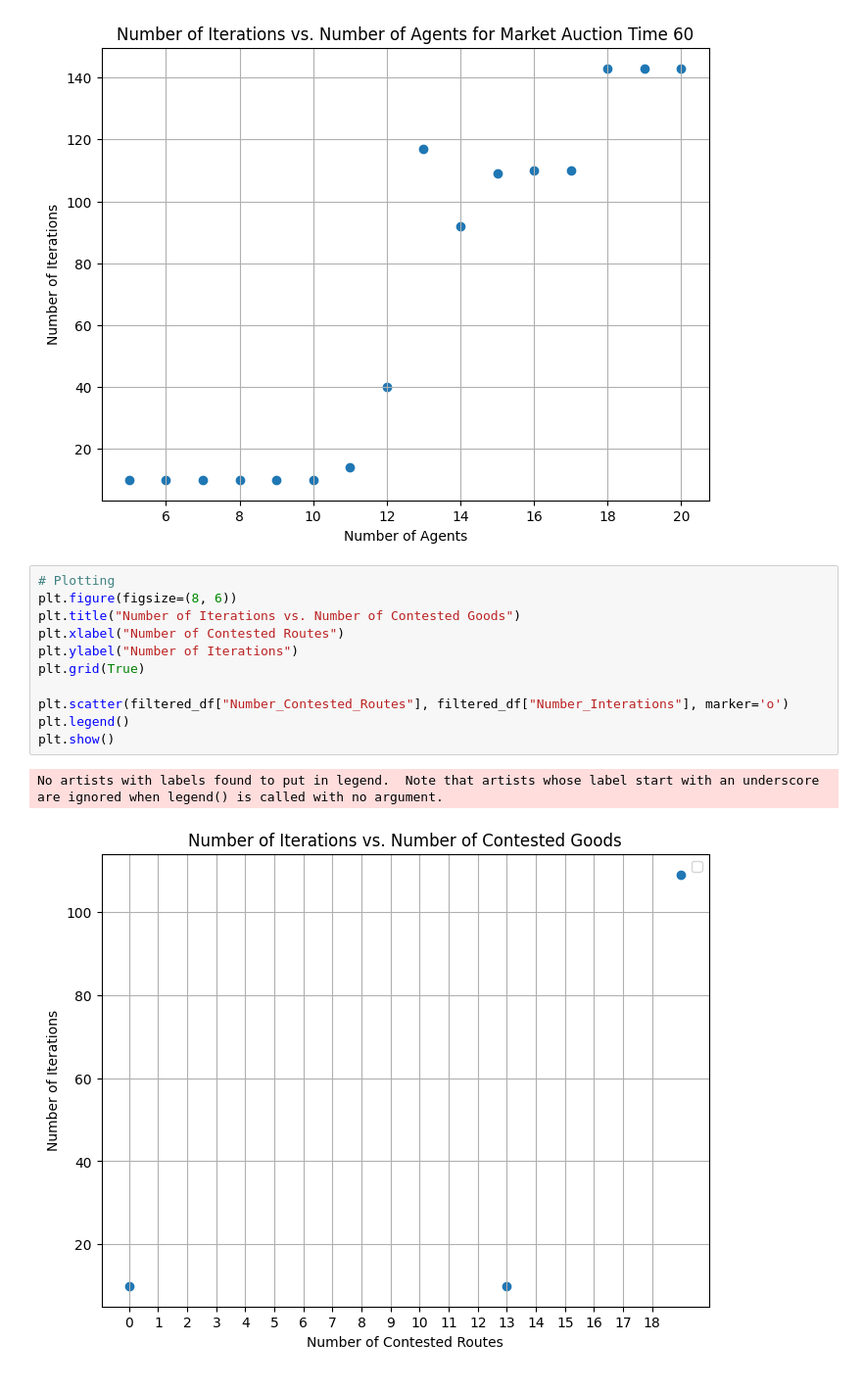
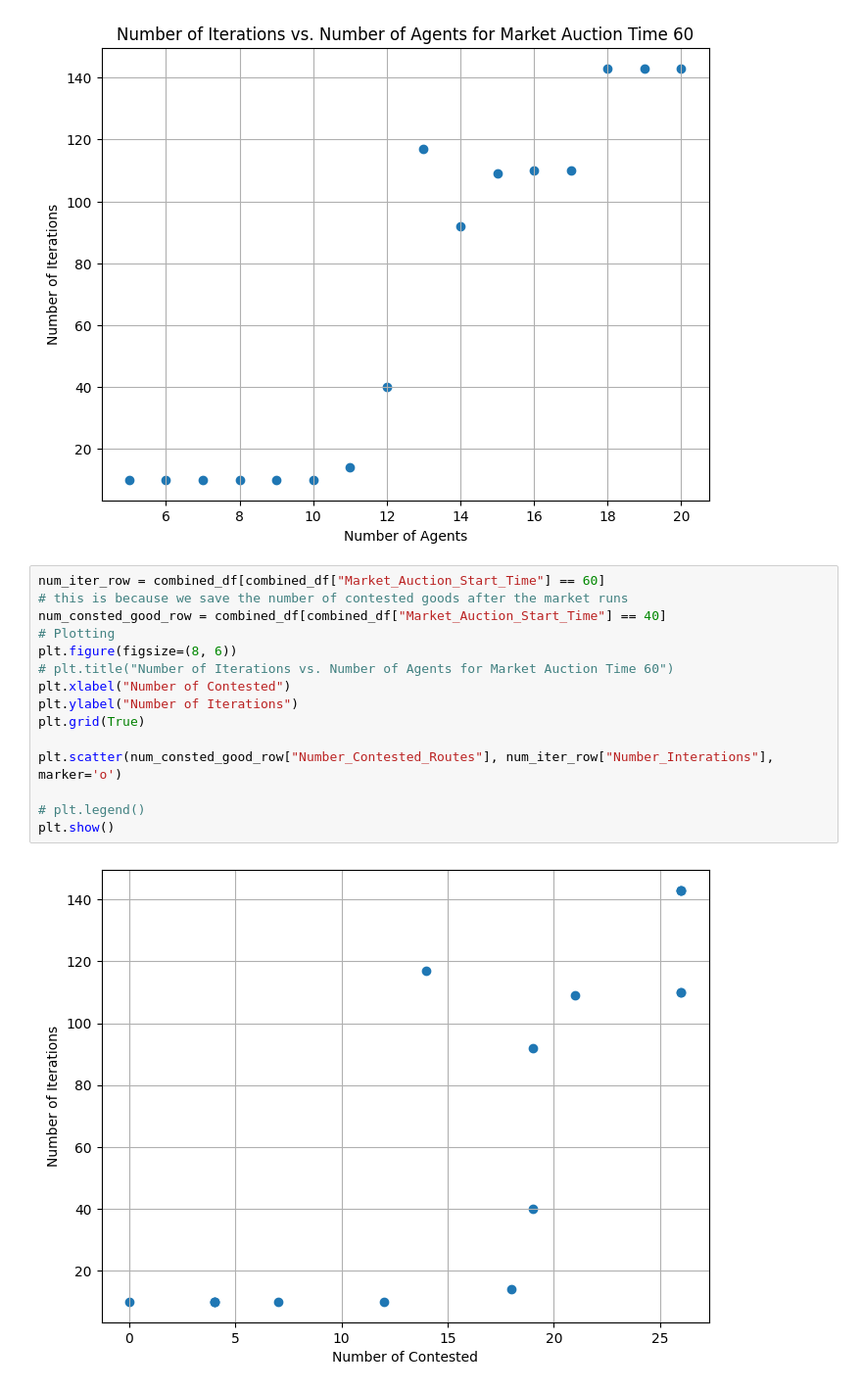
Before and after one commit to sastry-group/Mechanism-Design-for-AAM, a Jupyter notebook: ic/fisher/Fisher_data_reader.ipynb, the cells around one changed output. Shown: that part at 98% size. Cells and saved outputs as stored; diff of their text form.

Commit message:
modifying how agents are iterated

```diff
--- a/ic/fisher/Fisher_data_reader.ipynb
+++ b/ic/fisher/Fisher_data_reader.ipynb
@@ -433,16 +433,19 @@ plt.show()
 # %% [output]
 [figure]
 # %%
+num_iter_row = combined_df[combined_df["Market_Auction_Start_Time"] == 60]
+# this is because we save the number of contested goods after the market runs
+num_consted_good_row = combined_df[combined_df["Market_Auction_Start_Time"] == 40]
 # Plotting
 plt.figure(figsize=(8, 6))
-plt.title("Number of Iterations vs. Number of Contested Goods")
-plt.xlabel("Number of Contested Routes")
+# plt.title("Number of Iterations vs. Number of Agents for Market Auction Time 60")
+plt.xlabel("Number of Contested")
 plt.ylabel("Number of Iterations")
 plt.grid(True)
 
-plt.scatter(filtered_df["Number_Contested_Routes"], filtered_df["Number_Interations"], marker='o')
-plt.legend()
+plt.scatter(num_consted_good_row["Number_Contested_Routes"], num_iter_row["Number_Interations"], marker='o')
+
+# plt.legend()
 plt.show()
 # %% [output]
-No artists with labels found to put in legend.  Note that artists whose label start with an underscore are ignored when legend() is called with no argument.
-[figure, old version]
+[figure, new version]
```
Also changed, not shown: 2 other files.
